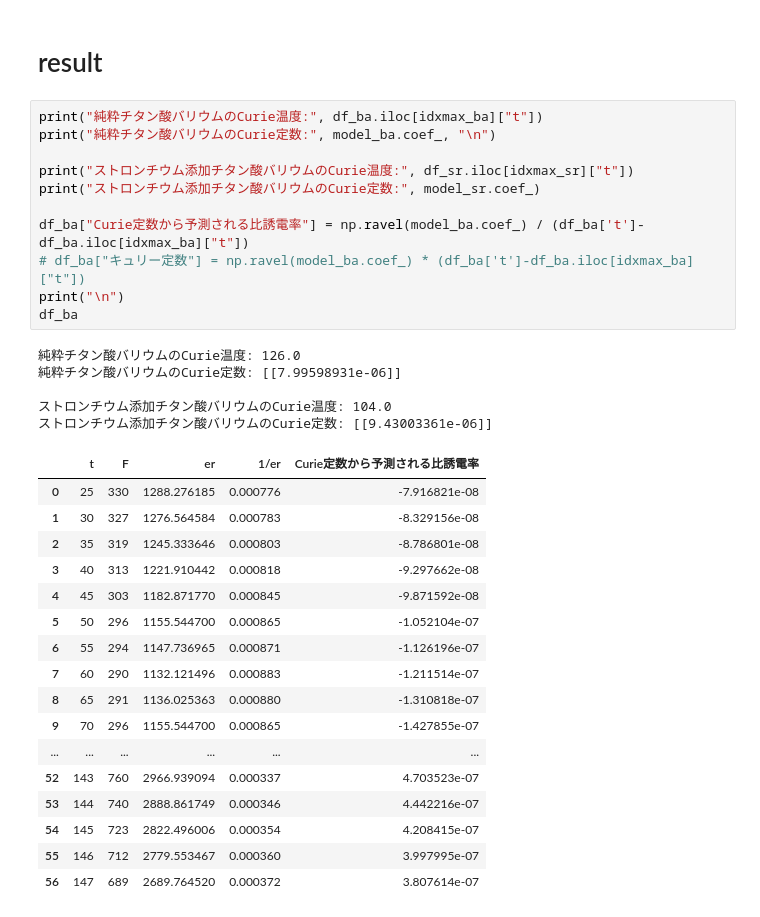
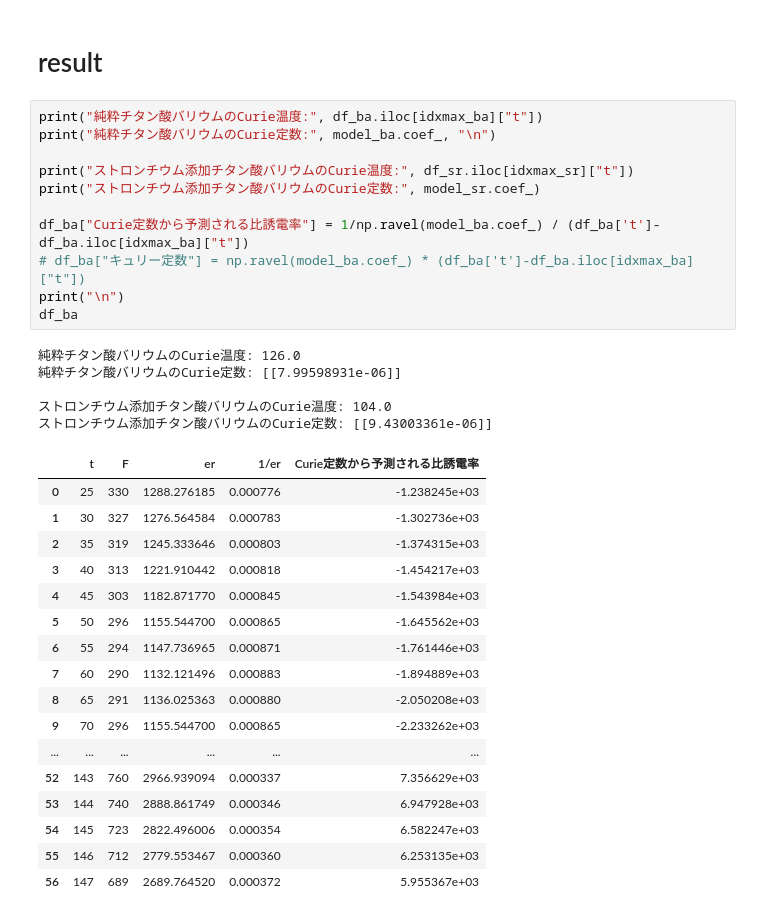
Before and after one commit to nami-minami/experimental-data, a Jupyter notebook: ceramics/ceramics.ipynb, the cells around one changed output. Drawn from its saved outputs; the diff is of its cells as text.

```diff
--- a/ceramics/ceramics.ipynb
+++ b/ceramics/ceramics.ipynb
@@ -75,34 +75,34 @@ plt.savefig("ceramics.pdf")
 # %%
 print("純粋チタン酸バリウムのCurie温度:", df_ba.iloc[idxmax_ba]["t"])
 print("純粋チタン酸バリウムのCurie定数:", model_ba.coef_, "\n")
 
 print("ストロンチウム添加チタン酸バリウムのCurie温度:", df_sr.iloc[idxmax_sr]["t"])
 print("ストロンチウム添加チタン酸バリウムのCurie定数:", model_sr.coef_)
 
-df_ba["Curie定数から予測される比誘電率"] = np.ravel(model_ba.coef_) / (df_ba['t']-df_ba.iloc[idxmax_ba]["t"])
+df_ba["Curie定数から予測される比誘電率"] = 1/np.ravel(model_ba.coef_) / (df_ba['t']-df_ba.iloc[idxmax_ba]["t"])
 # df_ba["キュリー定数"] = np.ravel(model_ba.coef_) * (df_ba['t']-df_ba.iloc[idxmax_ba]["t"])
 print("\n")
 df_ba
 # %% [output]
 純粋チタン酸バリウムのCurie温度: 126.0
 純粋チタン酸バリウムのCurie定数: [[7.99598931e-06]]
 
 ストロンチウム添加チタン酸バリウムのCurie温度: 104.0
 ストロンチウム添加チタン酸バリウムのCurie定数: [[9.43003361e-06]]
 |  | t | F | er | 1/er | Curie定数から予測される比誘電率 |
-| 0 | 25 | 330 | 1288.276185 | 0.000776 | -7.916821e-08 |
-| 1 | 30 | 327 | 1276.564584 | 0.000783 | -8.329156e-08 |
-| 2 | 35 | 319 | 1245.333646 | 0.000803 | -8.786801e-08 |
-| 3 | 40 | 313 | 1221.910442 | 0.000818 | -9.297662e-08 |
-| 4 | 45 | 303 | 1182.871770 | 0.000845 | -9.871592e-08 |
-| 5 | 50 | 296 | 1155.544700 | 0.000865 | -1.052104e-07 |
-| 6 | 55 | 294 | 1147.736965 | 0.000871 | -1.126196e-07 |
-| 7 | 60 | 290 | 1132.121496 | 0.000883 | -1.211514e-07 |
-| 8 | 65 | 291 | 1136.025363 | 0.000880 | -1.310818e-07 |
-| 9 | 70 | 296 | 1155.544700 | 0.000865 | -1.427855e-07 |
+| 0 | 25 | 330 | 1288.276185 | 0.000776 | -1.238245e+03 |
+| 1 | 30 | 327 | 1276.564584 | 0.000783 | -1.302736e+03 |
+| 2 | 35 | 319 | 1245.333646 | 0.000803 | -1.374315e+03 |
+| 3 | 40 | 313 | 1221.910442 | 0.000818 | -1.454217e+03 |
+| 4 | 45 | 303 | 1182.871770 | 0.000845 | -1.543984e+03 |
+| 5 | 50 | 296 | 1155.544700 | 0.000865 | -1.645562e+03 |
+| 6 | 55 | 294 | 1147.736965 | 0.000871 | -1.761446e+03 |
+| 7 | 60 | 290 | 1132.121496 | 0.000883 | -1.894889e+03 |
+| 8 | 65 | 291 | 1136.025363 | 0.000880 | -2.050208e+03 |
+| 9 | 70 | 296 | 1155.544700 | 0.000865 | -2.233262e+03 |
 | ... | ... | ... | ... | ... | ... |
-| 52 | 143 | 760 | 2966.939094 | 0.000337 | 4.703523e-07 |
-| 53 | 144 | 740 | 2888.861749 | 0.000346 | 4.442216e-07 |
-| 54 | 145 | 723 | 2822.496006 | 0.000354 | 4.208415e-07 |
-| 55 | 146 | 712 | 2779.553467 | 0.000360 | 3.997995e-07 |
-| 56 | 147 | 689 | 2689.764520 | 0.000372 | 3.807614e-07 |
+| 52 | 143 | 760 | 2966.939094 | 0.000337 | 7.356629e+03 |
+| 53 | 144 | 740 | 2888.861749 | 0.000346 | 6.947928e+03 |
+| 54 | 145 | 723 | 2822.496006 | 0.000354 | 6.582247e+03 |
+| 55 | 146 | 712 | 2779.553467 | 0.000360 | 6.253135e+03 |
+| 56 | 147 | 689 | 2689.764520 | 0.000372 | 5.955367e+03 |
```
Also changed, not shown: parts of 1 cell of this notebook, 1 other file.
